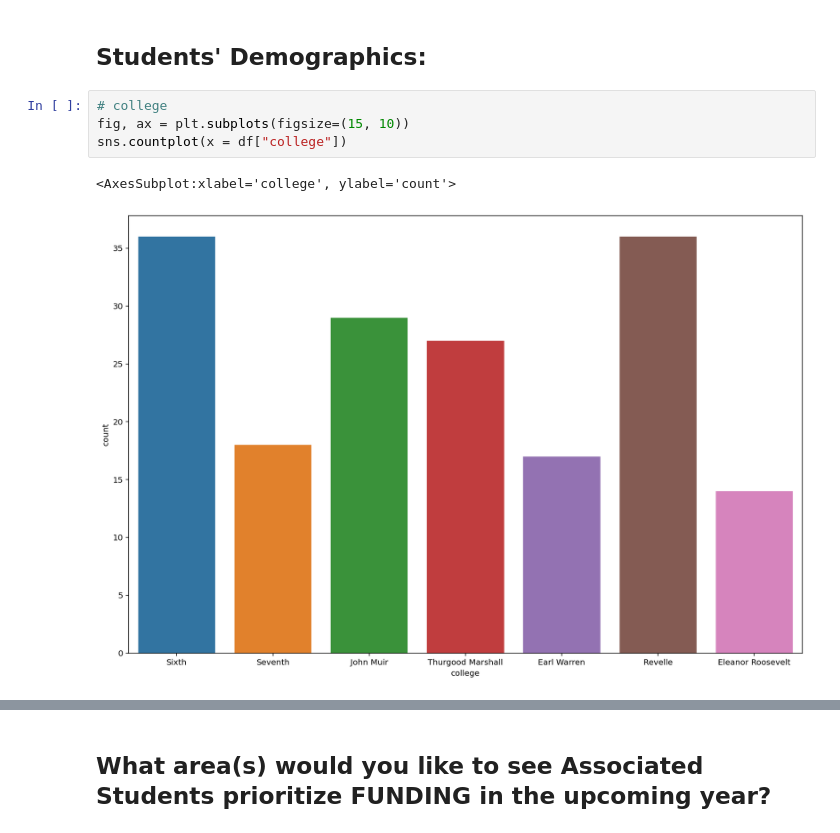
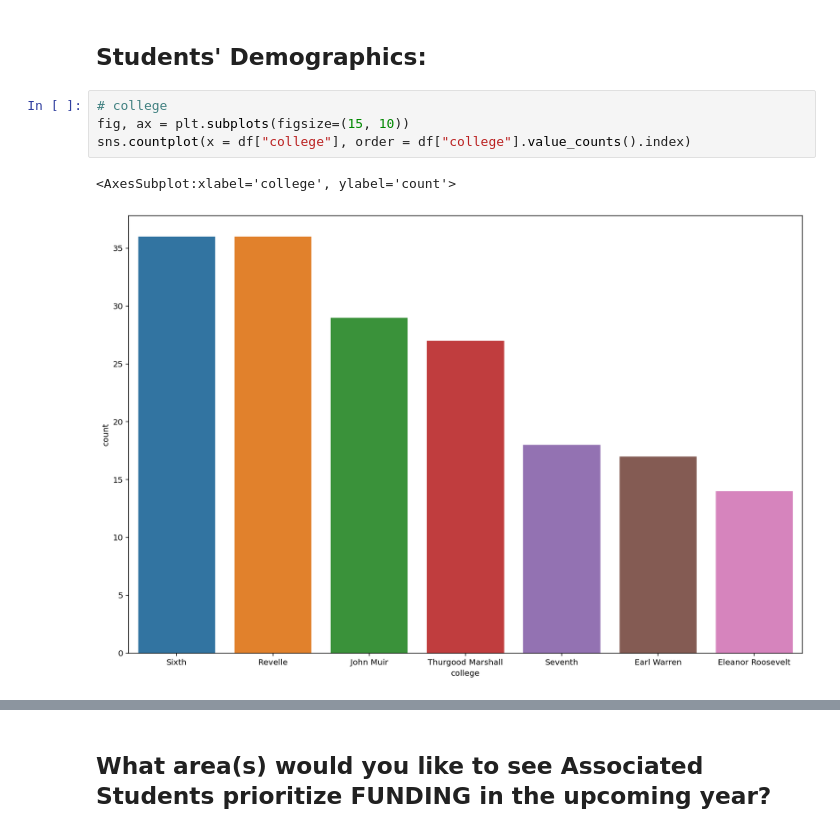
Before and after one commit to jiyeonsongg/as-advocacy-survey-fa22, a Jupyter notebook: analysis.ipynb, the cells around one changed output, grey strips where cells are left out. Saved outputs shown, nothing was run; the diff lists cells and outputs as text.

```diff
--- a/analysis.ipynb
+++ b/analysis.ipynb
@@ -97,10 +82,10 @@ df
 # %%
 # college
 fig, ax = plt.subplots(figsize=(15, 10))
-sns.countplot(x = df["college"])
+sns.countplot(x = df["college"], order = df["college"].value_counts().index)
 # %% [output]
 <AxesSubplot:xlabel='college', ylabel='count'>
-[figure, old version]
+[figure, new version]
 # %%
 # year
 fig, ax = plt.subplots(figsize=(15, 10))
```
Also changed, not shown: parts of 16 cells of this notebook.
